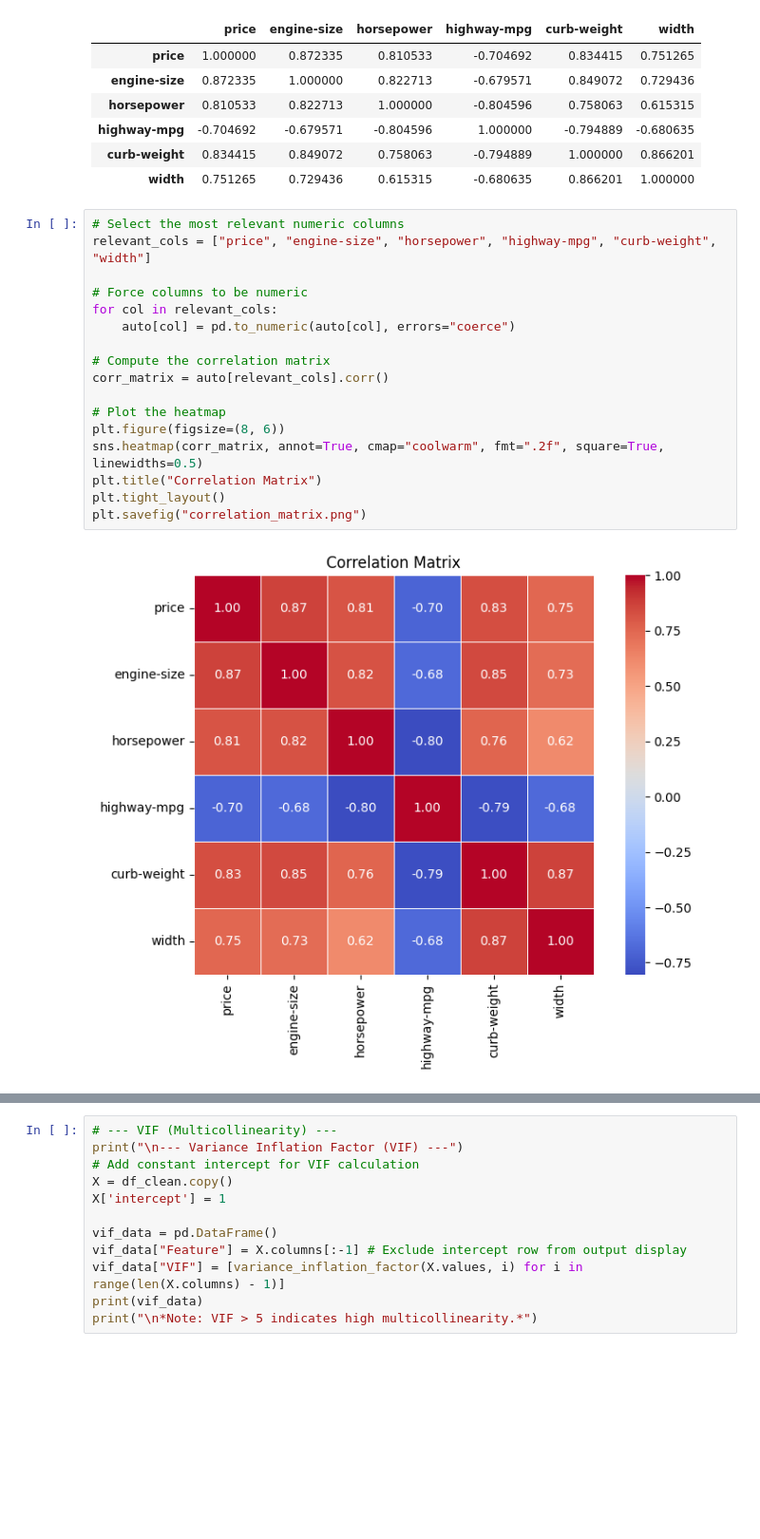
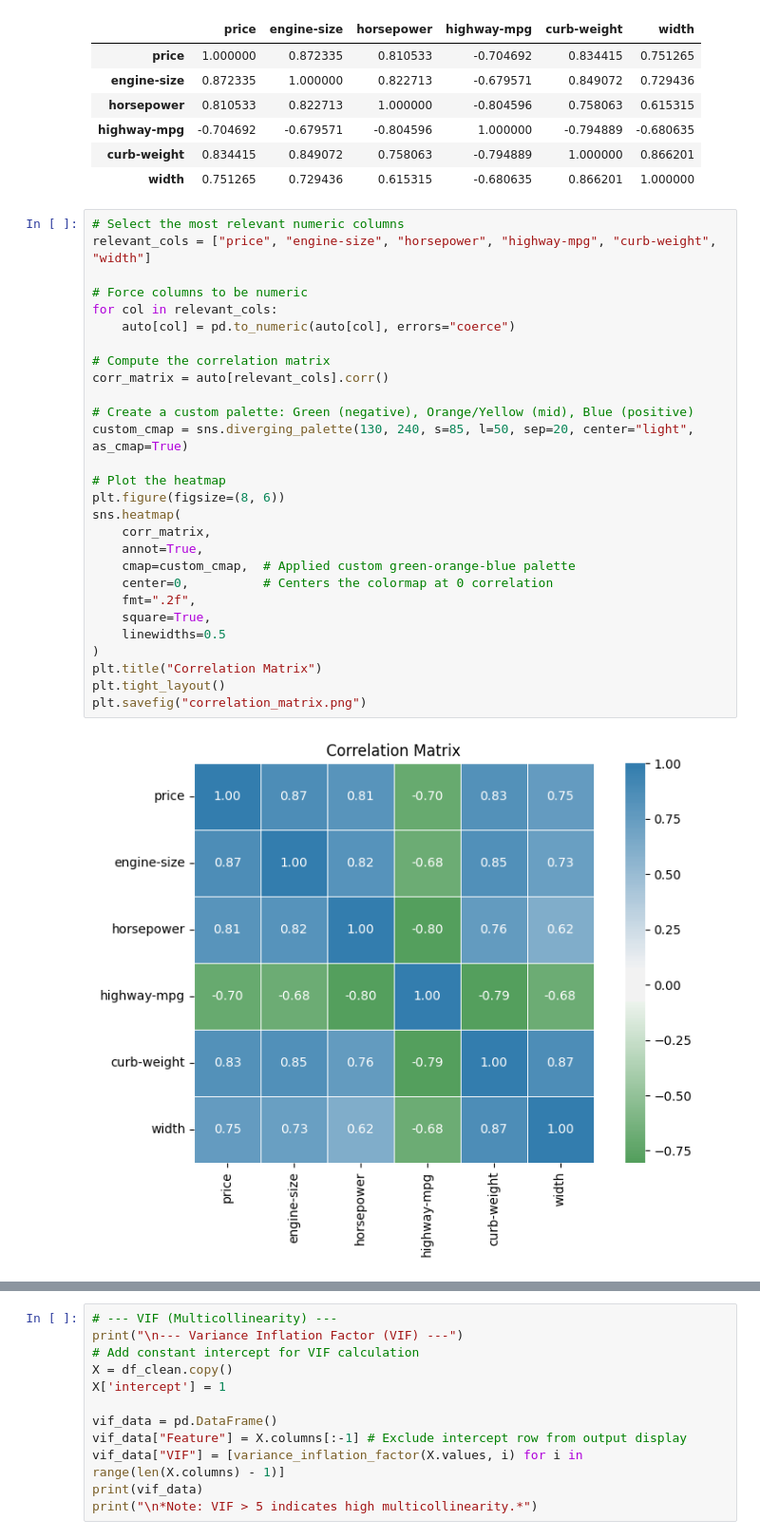
Before and after one commit to stacykeago/analytics-now, a Jupyter notebook: FDA_assignment.ipynb, the cells around one changed output, grey strips where cells are left out. Shown at 95% size. Cells and saved outputs as stored; diff of their text form; blank space fills up the shorter version.

```diff
--- a/FDA_assignment.ipynb
+++ b/FDA_assignment.ipynb
@@ -319,19 +332,30 @@ corr
 # %%
 # Select the most relevant numeric columns
 relevant_cols = ["price", "engine-size", "horsepower", "highway-mpg", "curb-weight", "width"]
 
 # Force columns to be numeric
 for col in relevant_cols:
     auto[col] = pd.to_numeric(auto[col], errors="coerce")
 
 # Compute the correlation matrix
 corr_matrix = auto[relevant_cols].corr()
 
+# Create a custom palette: Green (negative), Orange/Yellow (mid), Blue (positive)
+custom_cmap = sns.diverging_palette(130, 240, s=85, l=50, sep=20, center="light", as_cmap=True)
+
 # Plot the heatmap
 plt.figure(figsize=(8, 6))
-sns.heatmap(corr_matrix, annot=True, cmap="coolwarm", fmt=".2f", square=True, linewidths=0.5)
+sns.heatmap(
+    corr_matrix,
+    annot=True,
+    cmap=custom_cmap,  # Applied custom green-orange-blue palette
+    center=0,          # Centers the colormap at 0 correlation
+    fmt=".2f",
+    square=True,
+    linewidths=0.5
+)
 plt.title("Correlation Matrix")
 plt.tight_layout()
 plt.savefig("correlation_matrix.png")
 # %% [output]
-[figure, old version]
+[figure, new version]
```
Also changed, not shown: parts of 11 cells of this notebook.
